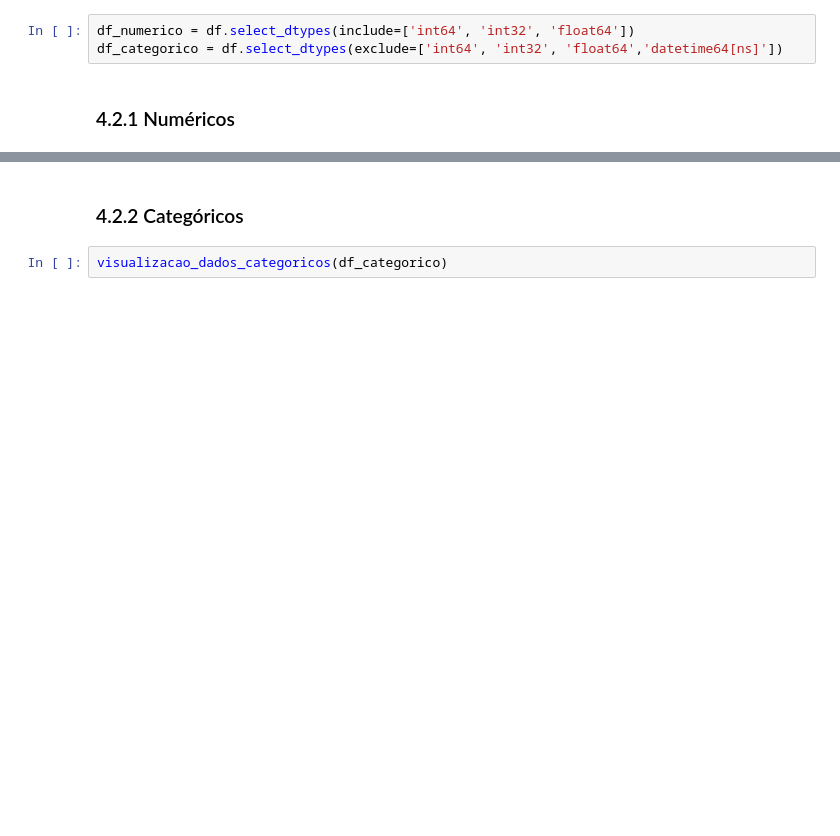
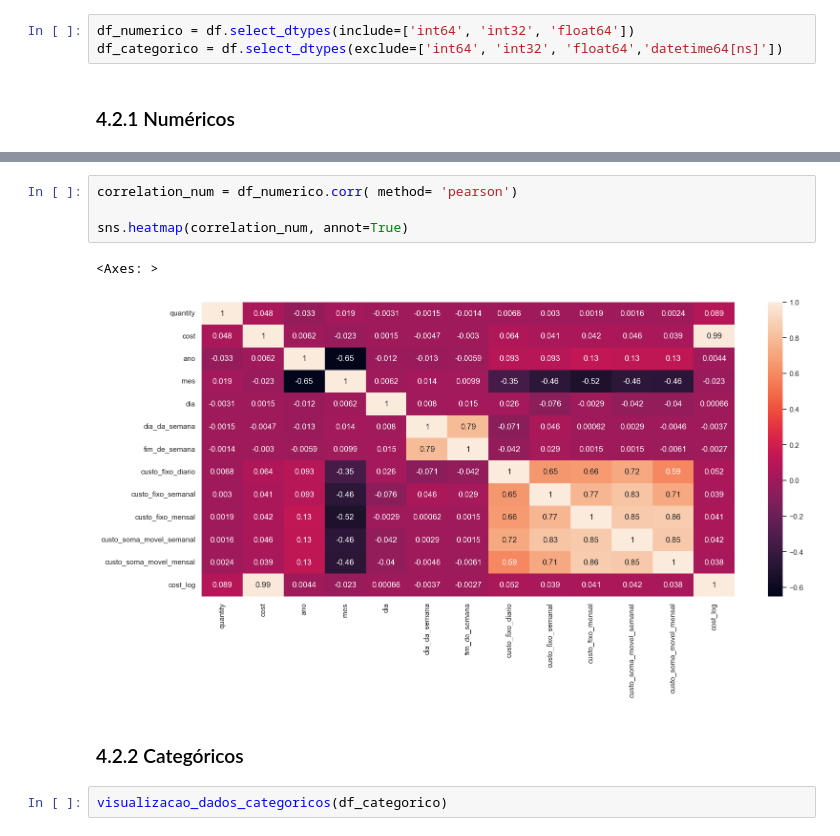
Before and after one commit to Gabrielnbr/modelo_unicin, a Jupyter notebook: notebooks/4_0_eda_pos_fe.ipynb, the cells around one changed output, grey strips where cells are left out. Drawn from its saved outputs; the diff is of its cells as text; blank space fills up the shorter version.

```diff
--- a/notebooks/4_0_eda_pos_fe.ipynb
+++ b/notebooks/4_0_eda_pos_fe.ipynb
@@ -179,3 +194,10 @@ plt.show()
+# %%
+correlation_num = df_numerico.corr( method= 'pearson')
+
+sns.heatmap(correlation_num, annot=True)
+# %% [output]
+<Axes: >
+[figure, added]
 # %% [markdown]
 ### 4.2.2 Categóricos
 # %%
```
Also changed, not shown: parts of 23 cells of this notebook, 11 other files.
